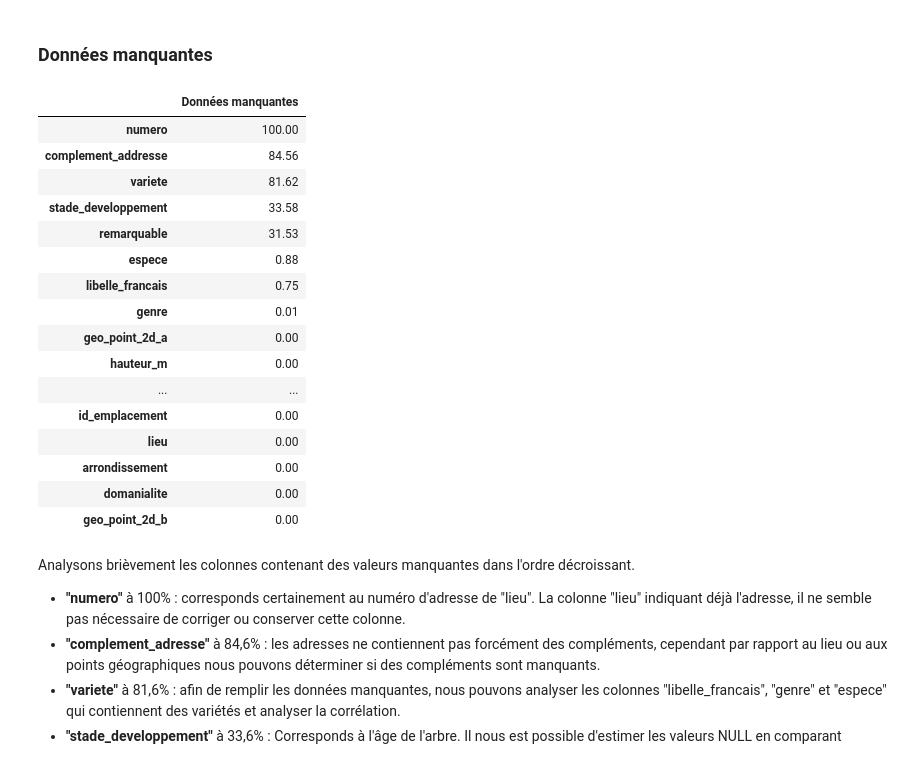
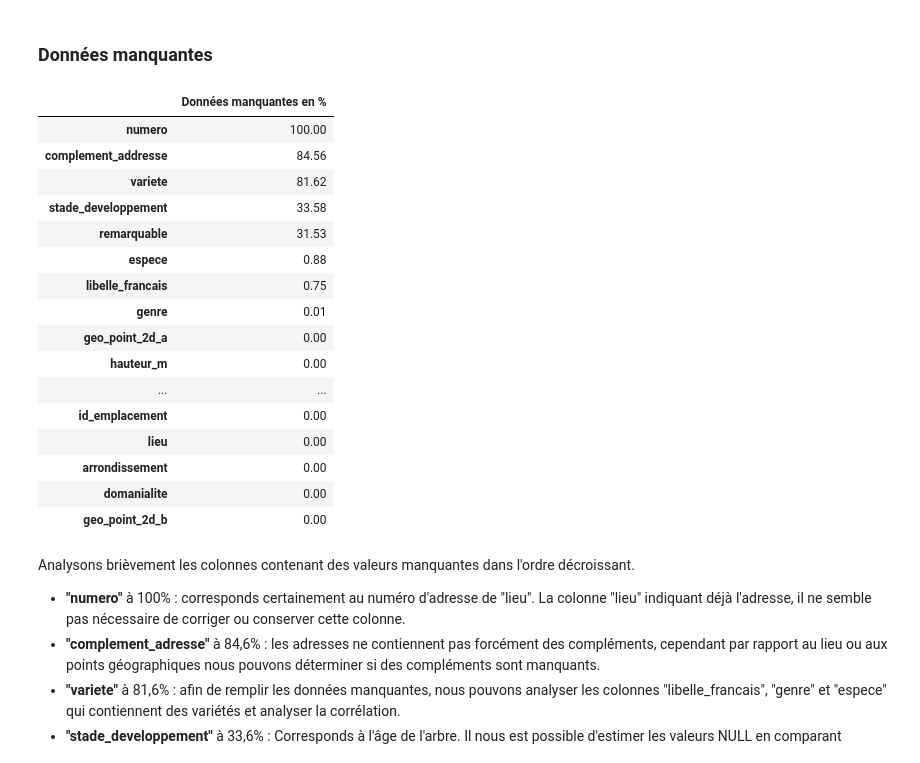
Before and after one commit to Abdess/vegetalisons_paris, a Jupyter notebook: P2_01_notebook.ipynb, the cells around one changed output. Saved outputs shown, nothing was run; the diff lists cells and outputs as text; code cells hidden in the pictures.

```diff
--- a/P2_01_notebook.ipynb
+++ b/P2_01_notebook.ipynb
@@ -87,10 +89,11 @@ Explorons un peu plus en détail ces données manquantes. Ensuite, vérifions si
 ### Données manquantes
 # %%
 pd.DataFrame(df.isna().mean().round(4) * 100,
-             columns=['Données manquantes']).sort_values(by='Données manquantes',
-                                                        ascending=False)
+             columns=['Données manquantes en %'
+                      ]).sort_values(by='Données manquantes en %',
+                                     ascending=False)
 # %% [output]
-|  | Données manquantes |
+|  | Données manquantes en % |
 | numero | 100.00 |
 | complement_addresse | 84.56 |
 | variete | 81.62 |
```
Also changed, not shown: parts of 11 cells of this notebook, 2 other files.
